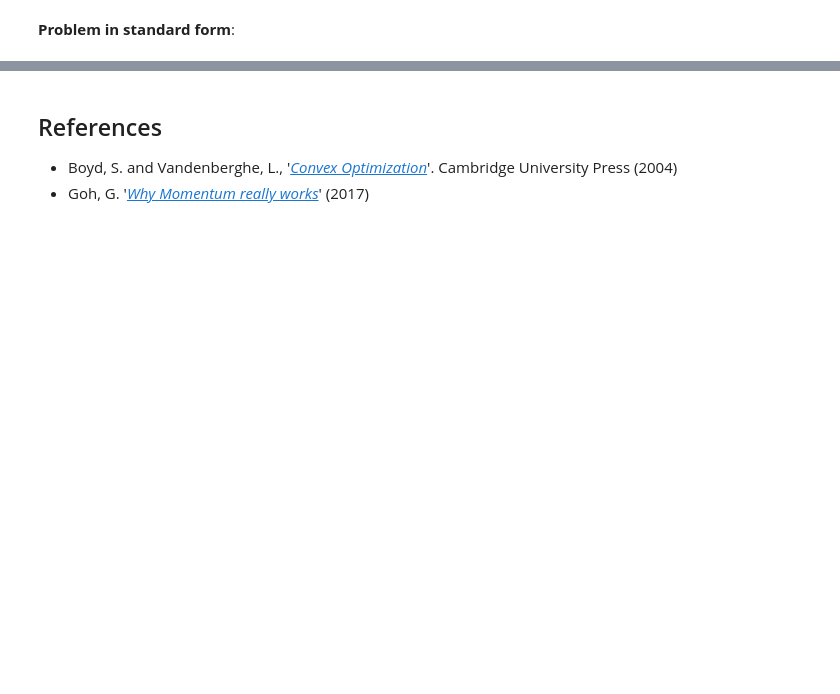
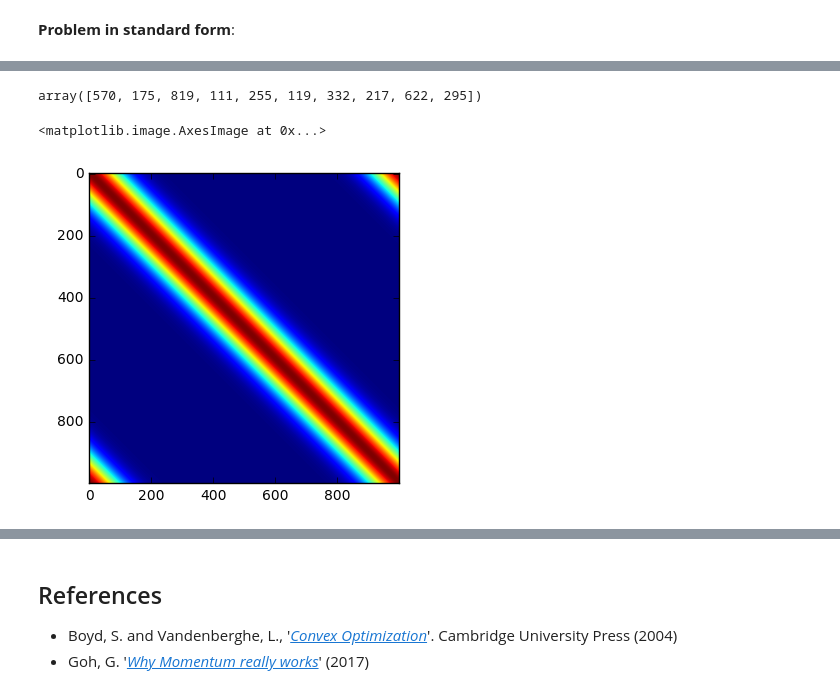
Before and after one commit to Ingenjoy/SelectedTopicsOptimization, a Jupyter notebook: Chapters/01.Quadratic/Chapter1.ipynb, the cells around one changed output, grey strips where cells are left out. Saved outputs shown, nothing was run; the diff lists cells and outputs as text; code cells hidden in the pictures; blank space fills up the shorter version.

```diff
--- a/Chapters/01.Quadratic/Chapter1.ipynb
+++ b/Chapters/01.Quadratic/Chapter1.ipynb
@@ -504,0 +516,14 @@ NameError: name 'noise' is not defined
+# %%
+I[:10]  # positions of measurement (uniform with replacement)
+# %% [output]
+array([570, 175, 819, 111, 255, 119, 332, 217, 622, 295])
+# %%
+K, Kinv = make_connection_matrix(n=1000)  # covariance matrix and its inverse
+# %%
+# heat map of K
+# values of x that are closer to each other
+# receive higher values (are expected to be similar)
+plt.imshow(K)
+# %% [output]
+<matplotlib.image.AxesImage at 0x...>
+[figure, added]
```
Also changed, not shown: parts of 8 cells of this notebook, 32 other files.
